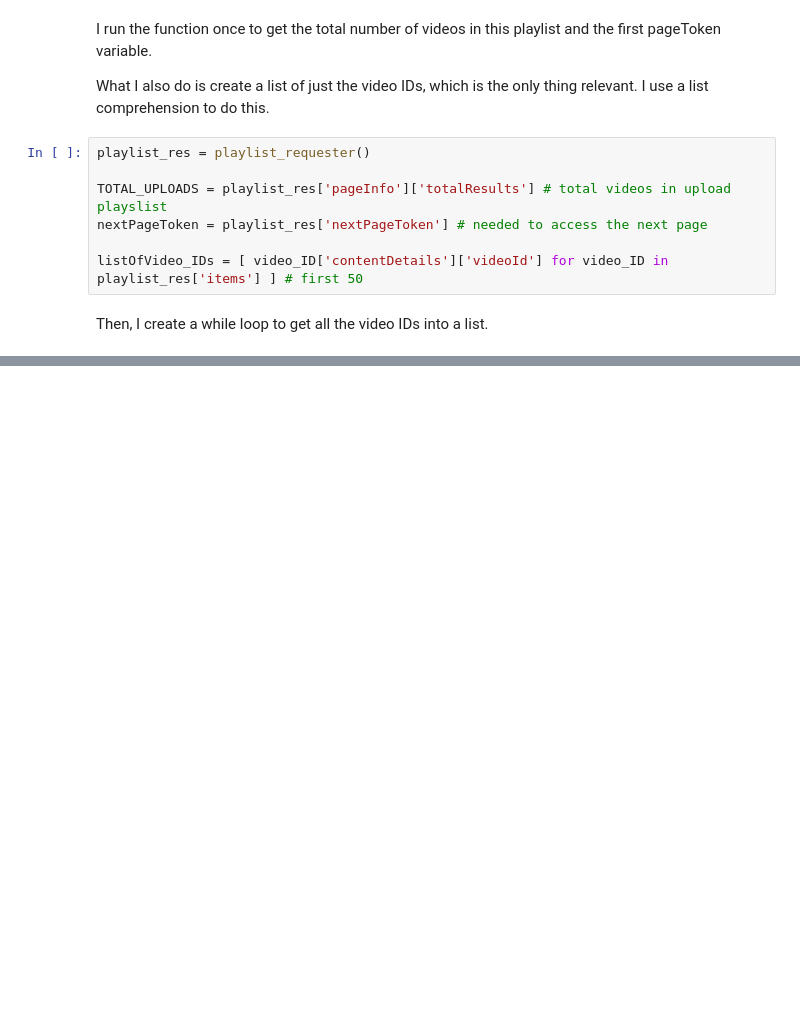
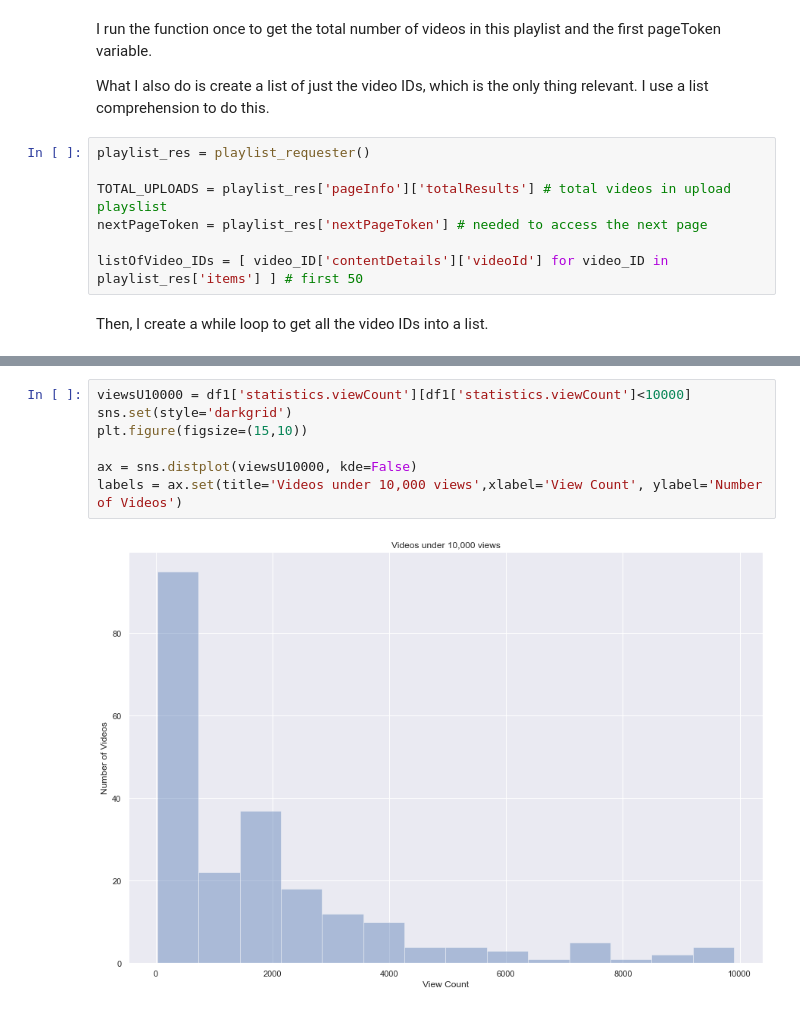
Before and after one commit to shivan-s/MrBourkeYoutubeStats, a Jupyter notebook: MrBourkeYoutubeStats.ipynb, the cells around one changed output, grey strips where cells are left out. Drawn from its saved outputs; the diff is of its cells as text; blank space fills up the shorter version.

```diff
--- a/MrBourkeYoutubeStats.ipynb
+++ b/MrBourkeYoutubeStats.ipynb
@@ -512,0 +277,9 @@ df1.plot(x='statistics.viewCount', y='statistics.commentCount', kind='scatter')
+# %%
+viewsU10000 = df1['statistics.viewCount'][df1['statistics.viewCount']<10000]
+sns.set(style='darkgrid')
+plt.figure(figsize=(15,10))
+
+ax = sns.distplot(viewsU10000, kde=False)
+labels = ax.set(title='Videos under 10,000 views',xlabel='View Count', ylabel='Number of Videos')
+# %% [output]
+[figure, added]
```
Also changed, not shown: parts of 62 cells of this notebook.
